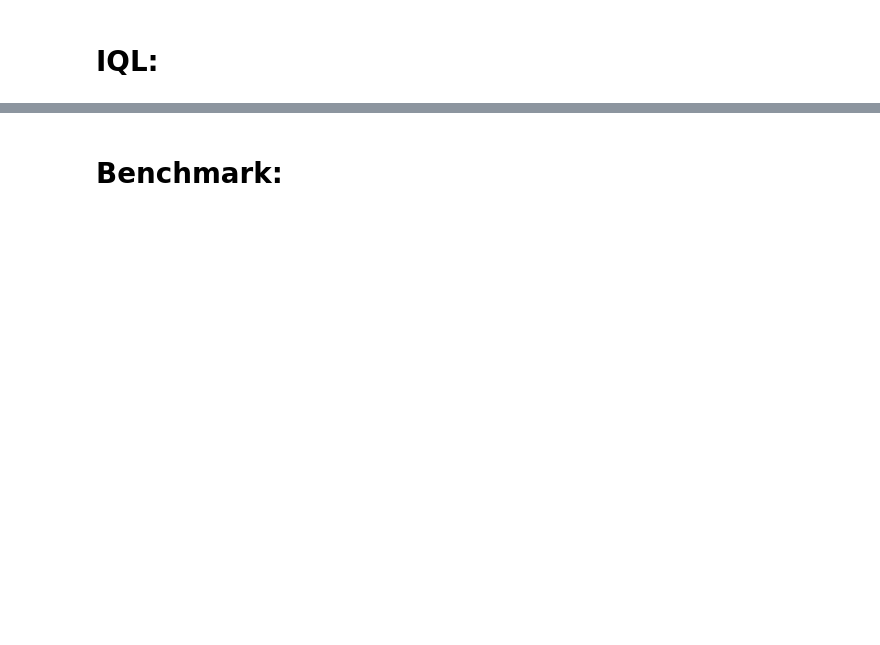
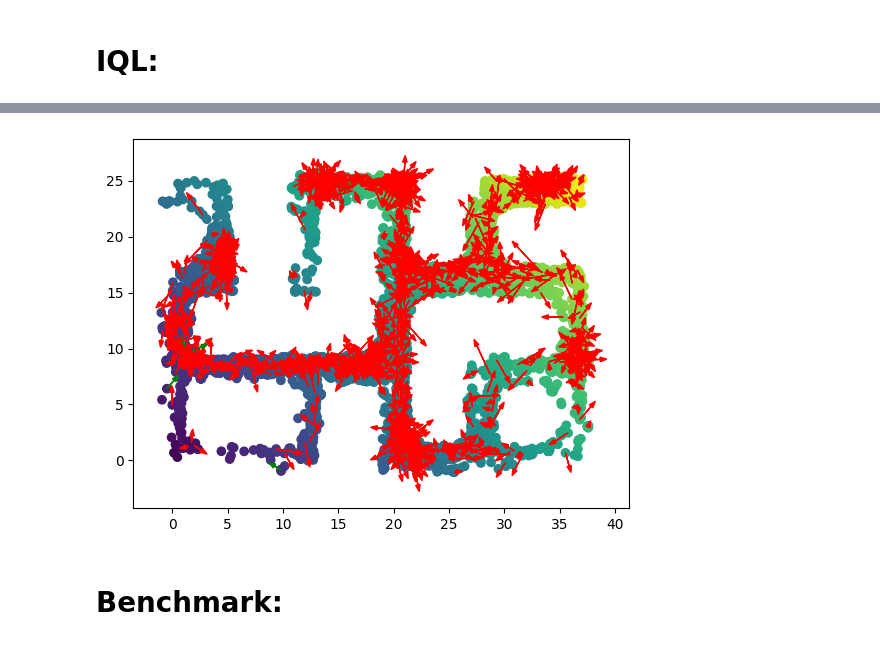
Before and after one commit to TheSun00000/fre_experiments, a Jupyter notebook: offline_fre.ipynb, the cells around one changed output, grey strips where cells are left out. Cells and saved outputs as stored; diff of their text form; code cells hidden in the pictures; blank space fills up the shorter version.

```diff
--- a/offline_fre.ipynb
+++ b/offline_fre.ipynb
@@ -652,22 +644,26 @@ class Actor(nn.Module):
 
 
 from torch.optim.lr_scheduler import CosineAnnealingLR
+import copy
+
 
 class IQL(nn.Module):
     def __init__(self, state_dim, action_dim, w_dim=128):
         super(IQL, self).__init__()
         self.obs_len = state_dim
 
-        self.critic = Critic(w_dim + state_dim, action_dim, hidden_dims=[512, 512, 512, 512])
-        self.target_critic = Critic(w_dim + state_dim, action_dim, hidden_dims=[512, 512, 512, 512])
+        self.critic = Critic(w_dim + state_dim, action_dim, hidden_dims=[256, 256])
+        self.target_critic = copy.deepcopy(self.critic)
+        for param in self.target_critic.parameters():
+            param.requires_grad = False
 
-        self.value = ValueCritic(w_dim + state_dim, hidden_dims=[512, 512, 512, 512])
-        self.actor = Actor(w_dim + state_dim, action_dim, hidden_dims=[512, 512, 512, 512])
+        self.value = ValueCritic(w_dim + state_dim, hidden_dims=[256, 256])
+        self.actor = Actor(w_dim + state_dim, action_dim, hidden_dims=[256, 256])
 
         self.critic_optim = torch.optim.Adam(self.critic.parameters(), lr=0.003)
         self.value_optim = torch.optim.Adam(self.value.parameters(), lr=0.003)
         self.actor_optim = torch.optim.Adam(self.actor.parameters(), lr=0.003)
-        self.actor_lr_schedule = CosineAnnealingLR(self.actor_optim, 1_000_000)
+        self.actor_lr_schedule = CosineAnnealingLR(self.actor_optim, 100000)
 
 
     def get_value(self, w, obs):
@@ -680,7 +676,7 @@ class IQL(nn.Module):
 
     def get_target_critic(self, w, obs, actions):
         w_and_obs = torch.concatenate([w, obs], dim=-1)
-        return self.critic(w_and_obs, actions)
+        return self.target_critic(w_and_obs, actions)
 
     def get_actor(self, w, obs, temperature=1.0):
         w_and_obs = torch.concatenate([w, obs], dim=-1)
@@ -688,15 +684,20 @@ class IQL(nn.Module):
 
 
 
-def update_target_critic(critic, target_critic, tau):
+# def update_target_critic(critic, target_critic, tau):
 
-    critic_state_dict = critic.state_dict()
-    target_critic_state_dict = target_critic.state_dict()
+#     critic_state_dict = critic.state_dict()
+#     target_critic_state_dict = target_critic.state_dict()
 
-    for key in critic_state_dict:
-        target_critic_state_dict[key] = tau * critic_state_dict[key] + (1 - tau) * target_critic_state_dict[key]
+#     for key in critic_state_dict:
+#         target_critic_state_dict[key] = tau * critic_state_dict[key] + (1 - tau) * target_critic_state_dict[key]
 
-    target_critic.load_state_dict(target_critic_state_dict)
+#     target_critic.load_state_dict(target_critic_state_dict)
+
+
+def update_target_critic(source, target, alpha):
+    for target_param, source_param in zip(target.parameters(), source.parameters()):
+        target_param.data.mul_(1. - alpha).add_(source_param.data, alpha=alpha)
 
 
 def expectile_loss(adv, diff, expectile=0.7):
@@ -901,0 +924,11 @@ KeyboardInterrupt:
+# %%
+plt.scatter(batch['states'][..., 0].cpu(), batch['states'][..., 1].cpu(), c=v.detach().cpu())
+
+states, next_states = batch['states'].reshape(-1, 29), batch['next_states'].reshape(-1, 29)
+
+for i in range(0, len(states), 10):
+    x, y = states[i, [0, 1]].tolist()
+    dx, dy = (  (next_states[i, [0, 1]] - states[i, [0, 1]]) * 10 ).tolist()
+    plt.arrow(x, y, dx, dy, color='green' if (adv.flatten()[i] > 0) else 'red', head_width=0.4)
+# %% [output]
+[figure, added]
```
Also changed, not shown: parts of 12 cells of this notebook, 4 other files.
